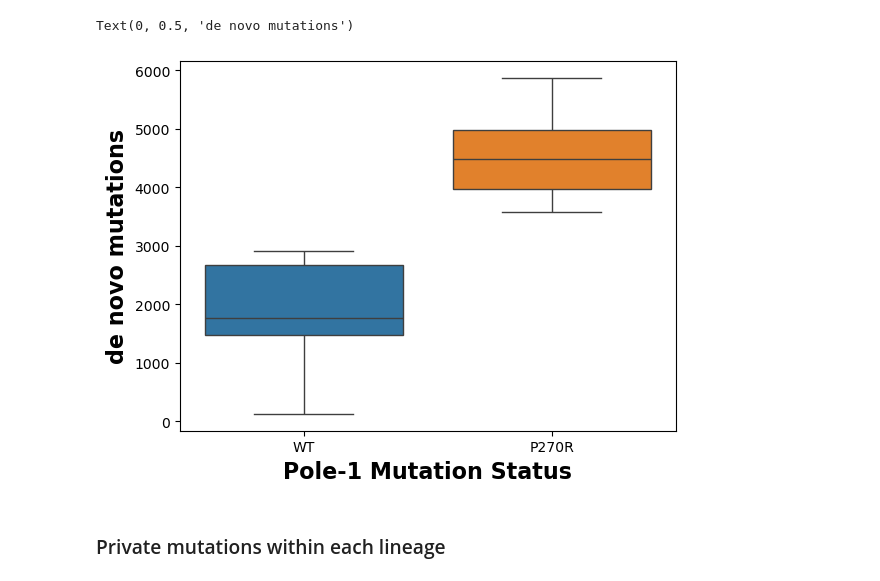
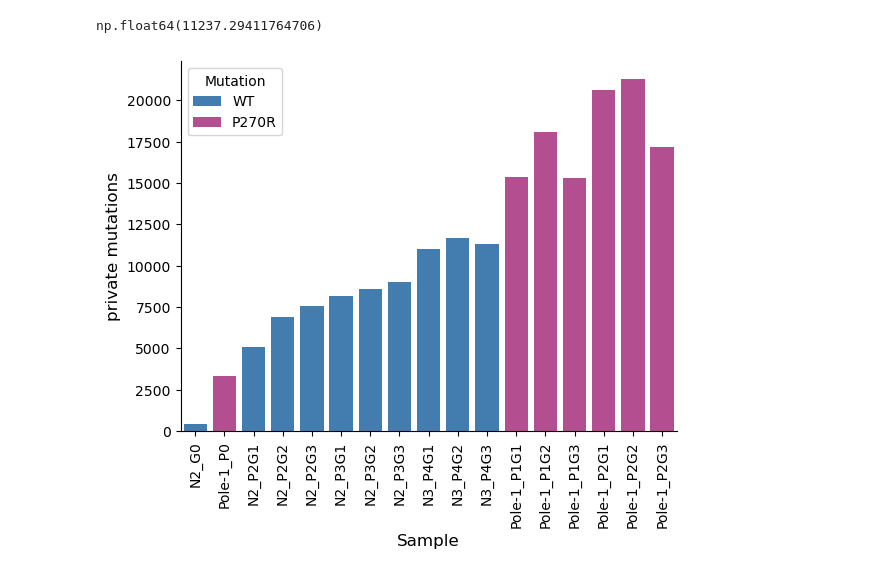
Before and after one commit to SrivatsanLab/SPC_genome, a Jupyter notebook: notebooks/worm_mut_accumulation.ipynb, the cells around one changed output. Saved outputs shown, nothing was run; the diff lists cells and outputs as text; code cells hidden in the pictures.

```diff
--- a/notebooks/worm_mut_accumulation.ipynb
+++ b/notebooks/worm_mut_accumulation.ipynb
@@ -58,0 +70,18 @@ spc.pp.annotate_contexts(adata, fasta_path='/shared/biodata/reference/iGenomes/C
+# %%
+sns.set_theme(style="ticks")
+f, ax = plt.subplots(figsize=(7, 5))
+sns.despine(f)
+sns.histplot(adata.var, x='tot_depth_bulk',
+             alpha=0.5,
+             color = '#317EC2',
+             edgecolor=".3",
+             linewidth=.5,
+             ax=ax,
+             log_scale=True,
+             bins=10
+            )
+ax.set_yscale('log')
+plt.xlabel("Depth accross samples", fontsize=12)
+plt.ylabel("Count of Sites", fontsize=12)
+
+sns.histplot(np.ravel(adata.layers['DP'].sum(axis=0)), log=True)
@@ -58,0 +95,16 @@ spc.pp.annotate_contexts(adata, fasta_path='/shared/biodata/reference/iGenomes/C
+# %%
+sns.set_theme(style="ticks")
+f, ax = plt.subplots(figsize=(7, 5))
+sns.despine(f)
+sns.histplot(adata.var, x='bulk_vaf',
+             alpha=0.5,
+             color = '#317EC2',
+             edgecolor=".3",
+             linewidth=.5,
+             ax=ax,
+             # log_scale=True,
+             bins=10
+            )
+ax.set_yscale('log')
+plt.xlabel("VAF in Bulk", fontsize=12)
+plt.ylabel("Count of Sites", fontsize=12)
@@ -58,0 +114,2 @@ spc.pp.annotate_contexts(adata, fasta_path='/shared/biodata/reference/iGenomes/C
+# %%
+adata.obs['snp_count'] = np.ravel((adata.X>0).sum(axis=1))
@@ -80,11 +151,14 @@ spc.tl.private_mutations(
 # %%
 adata.obs['private_count_per_callable_mb'] = adata.obs['private_count'] / adata.obs['callable_Mb_10x']
+# %%
+adata.obs['private_count'].mean()
+# %% [output]
+np.float64(11237.29411764706)
 # %%
-sns.boxplot(data=adata.obs, x='Mutation', y='private_count_per_callable_mb', hue='Mutation')
-plt.xlabel("Pole-1 Mutation Status", fontweight='bold', fontsize=16)
-plt.ylabel("de novo mutations", fontweight='bold', fontsize=16)
+sns.barplot(data=adata.obs, x=adata.obs.index, y='private_count', hue='Mutation', palette={'WT':'#317EC2','P270R':'#C43E96'})
+plt.xlabel("Sample", fontsize=12)
+plt.ylabel("private mutations", fontsize=12)
+plt.xticks(rotation=90)
+sns.despine()
 # %% [output]
-Text(0, 0.5, 'de novo mutations')
-[figure, old version]
+[figure, new version]
-# %% [markdown]
-### Private mutations within each lineage
```
Also changed, not shown: parts of 54 cells of this notebook, 1 other file.
